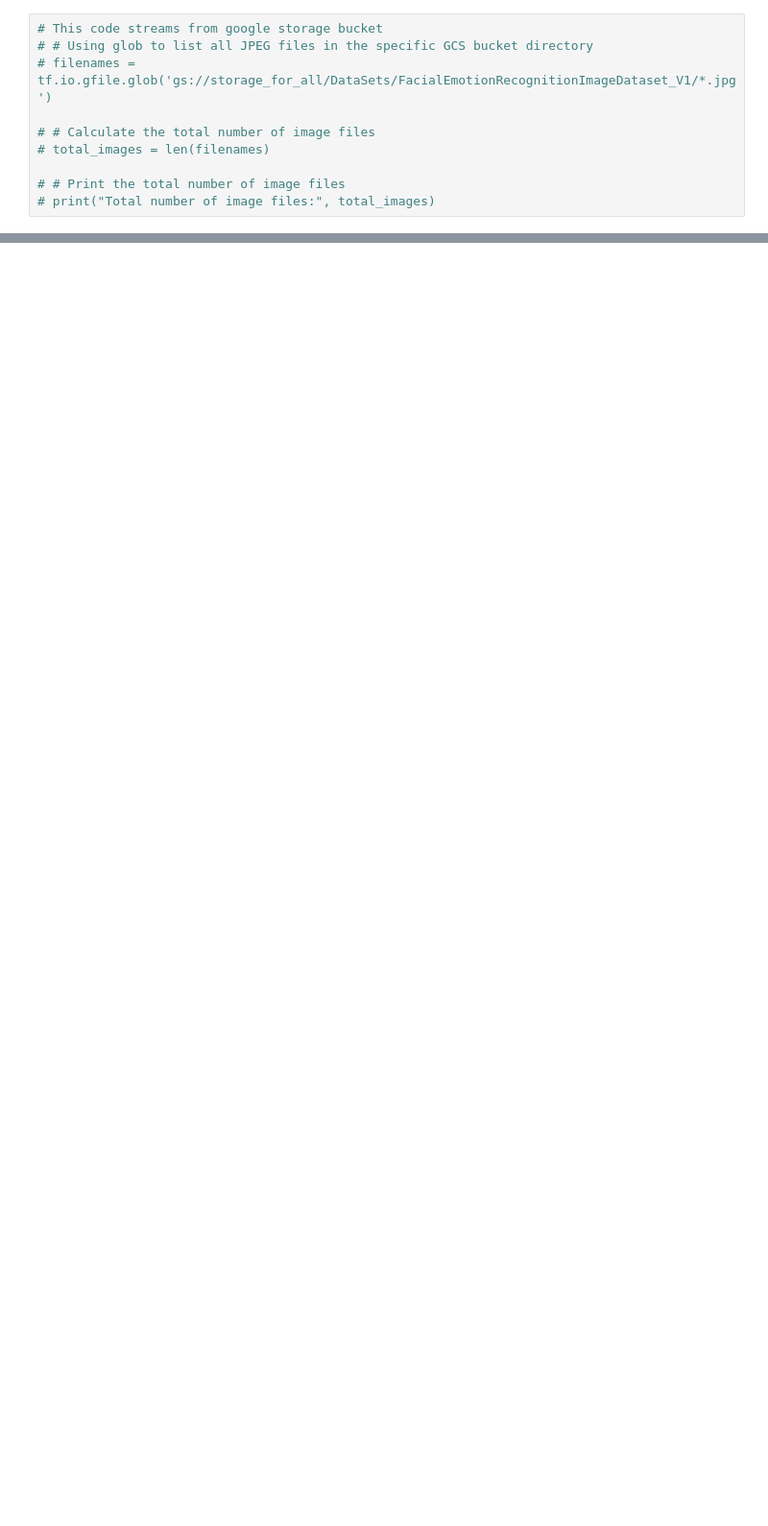
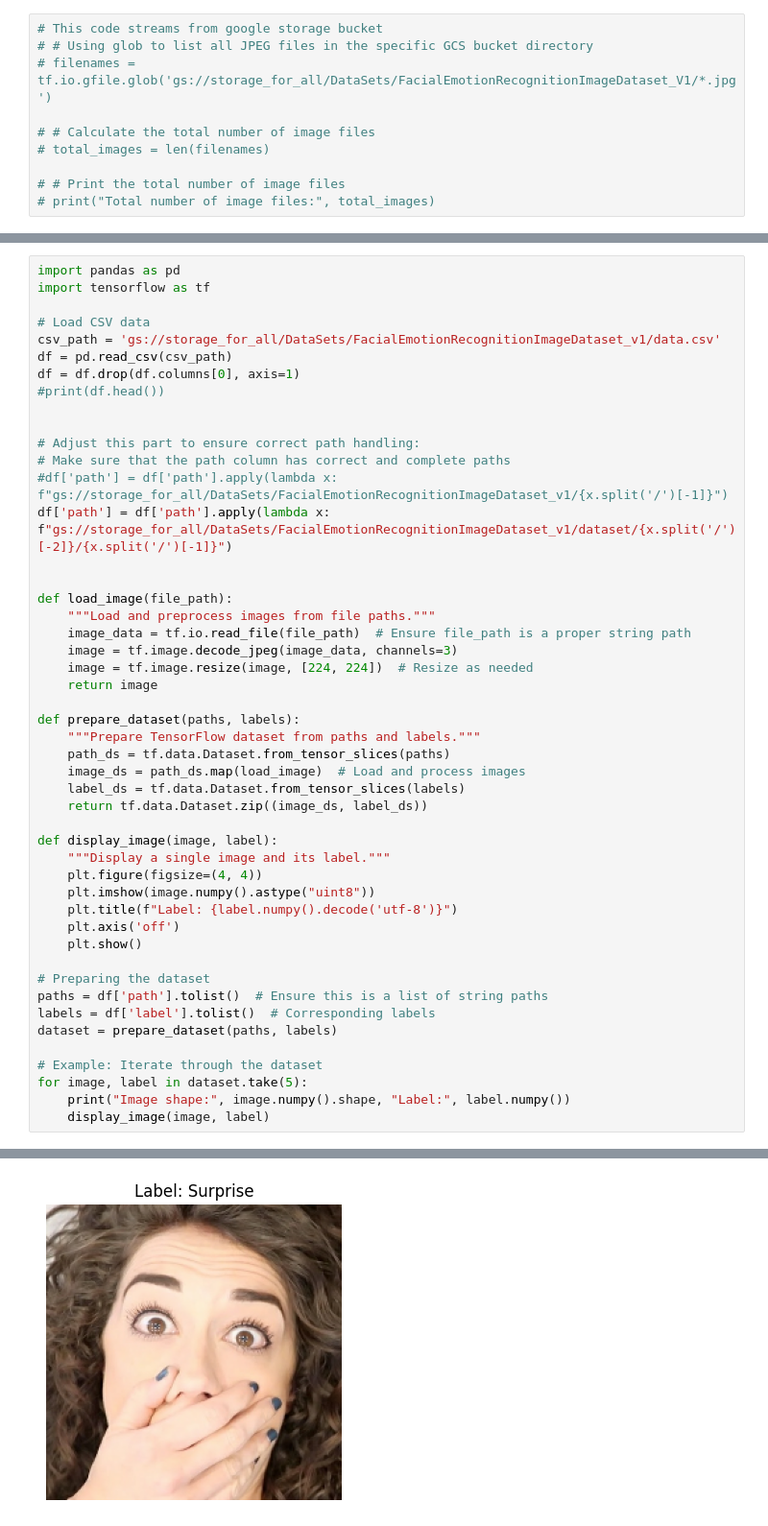
Before and after one commit to trueblood/EmbracePath_AI, a Jupyter notebook: Emotion_Detection_AI.ipynb, the cells around one changed output, grey strips where cells are left out. Shown at 96% size. Saved outputs shown, nothing was run; the diff lists cells and outputs as text; blank space fills up the shorter version.

Commit message:
Updates
Got tensor flow streaming working with image classification from csv

```diff
--- a/Emotion_Detection_AI.ipynb
+++ b/Emotion_Detection_AI.ipynb
@@ -108,0 +210,49 @@ plt.show()
+# %%
+import pandas as pd
+import tensorflow as tf
+
+# Load CSV data
+csv_path = 'gs://storage_for_all/DataSets/FacialEmotionRecognitionImageDataset_v1/data.csv'
+df = pd.read_csv(csv_path)
+df = df.drop(df.columns[0], axis=1)
+#print(df.head())
+
+
+# Adjust this part to ensure correct path handling:
+# Make sure that the path column has correct and complete paths
+#df['path'] = df['path'].apply(lambda x: f"gs://storage_for_all/DataSets/FacialEmotionRecognitionImageDataset_v1/{x.split('/')[-1]}")
+df['path'] = df['path'].apply(lambda x: f"gs://storage_for_all/DataSets/FacialEmotionRecognitionImageDataset_v1/dataset/{x.split('/')[-2]}/{x.split('/')[-1]}")
+
+
+def load_image(file_path):
+    """Load and preprocess images from file paths."""
+    image_data = tf.io.read_file(file_path)  # Ensure file_path is a proper string path
+    image = tf.image.decode_jpeg(image_data, channels=3)
+    image = tf.image.resize(image, [224, 224])  # Resize as needed
+    return image
+
+def prepare_dataset(paths, labels):
+    """Prepare TensorFlow dataset from paths and labels."""
+    path_ds = tf.data.Dataset.from_tensor_slices(paths)
+    image_ds = path_ds.map(load_image)  # Load and process images
+    label_ds = tf.data.Dataset.from_tensor_slices(labels)
+    return tf.data.Dataset.zip((image_ds, label_ds))
+
+def display_image(image, label):
+    """Display a single image and its label."""
+    plt.figure(figsize=(4, 4))
+    plt.imshow(image.numpy().astype("uint8"))
+    plt.title(f"Label: {label.numpy().decode('utf-8')}")
+    plt.axis('off')
+    plt.show()
+
+# Preparing the dataset
+paths = df['path'].tolist()  # Ensure this is a list of string paths
+labels = df['label'].tolist()  # Corresponding labels
+dataset = prepare_dataset(paths, labels)
+
+# Example: Iterate through the dataset
+for image, label in dataset.take(5):
+    print("Image shape:", image.numpy().shape, "Label:", label.numpy())
+    display_image(image, label)
+# %% [output]
@@ -108,0 +266 @@ plt.show()
+[figure, added]
```
Also changed, not shown: parts of 3 cells of this notebook.
